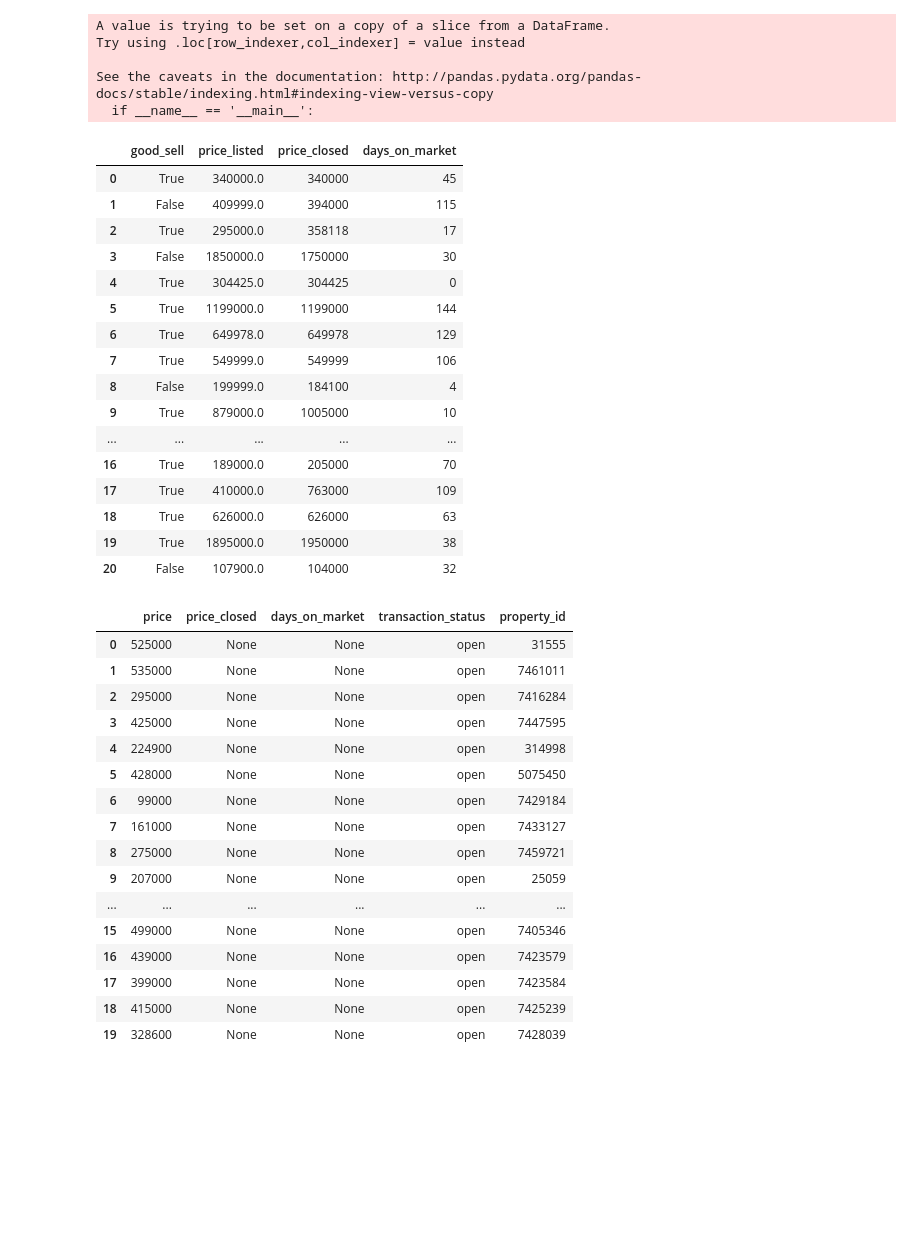
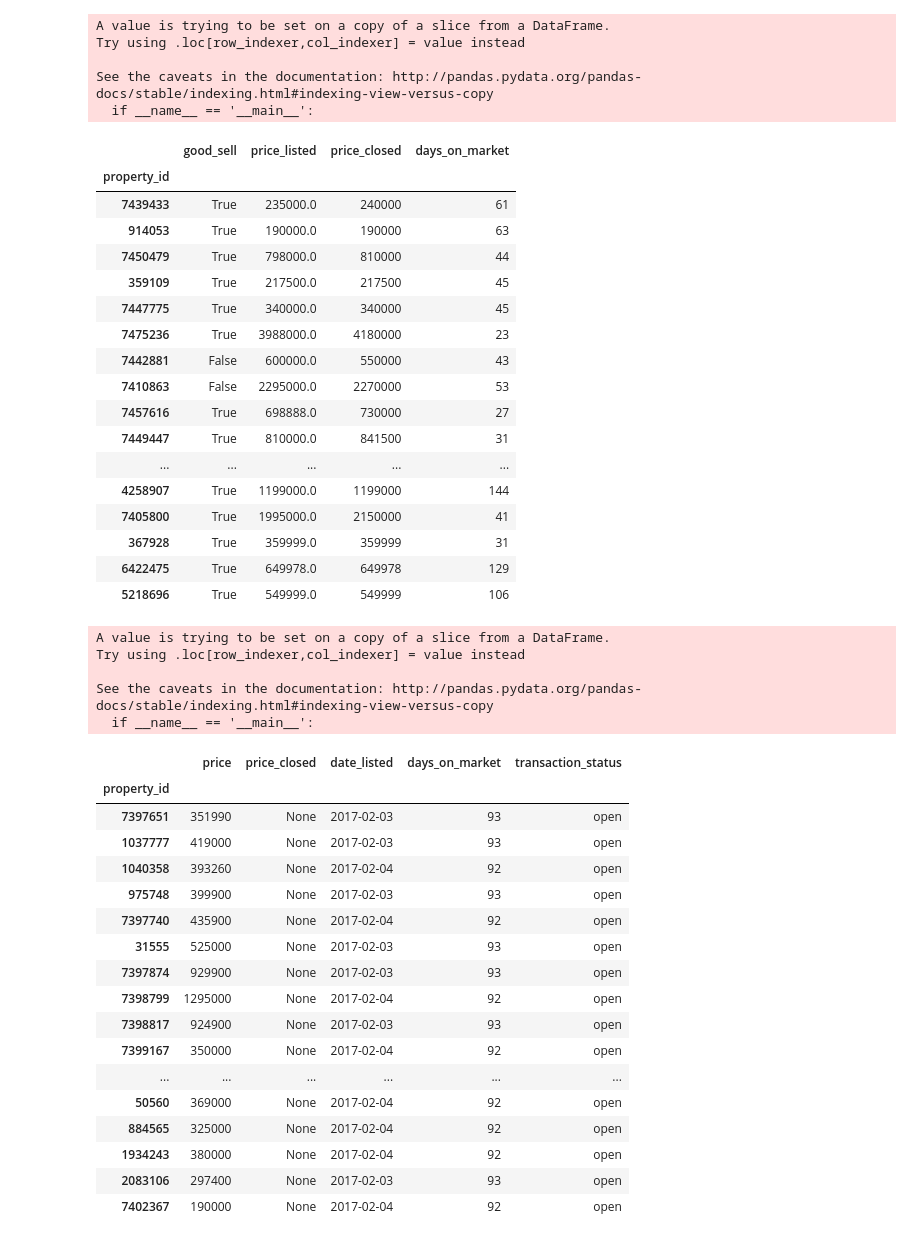
Before and after one commit to ivoytov/rentalnerd, a Jupyter notebook: scraper/predict_sale_above_list.ipynb, the cells around one changed output. Cells and saved outputs as stored; diff of their text form; code cells hidden in the pictures; blank space fills up the shorter version.

```diff
--- a/scraper/predict_sale_above_list.ipynb
+++ b/scraper/predict_sale_above_list.ipynb
@@ -194,9 +146,10 @@ query = %sql (\
     property_transaction_logs.price_closed > 0 AND \
     property_transaction_logs.price_listed > 0 AND \
     abnormal = false AND \
+    home_type = 'sfh' AND \
     transaction_type = 'sales' AND \
     transaction_status = 'closed' AND \
-    property_transaction_logs.date_closed < "2017-12-02 13:35:36" AND \
+    property_transaction_logs.date_closed < :today AND \
     property_transaction_logs.days_on_market < 150 \
     ORDER BY property_transaction_logs.date_closed DESC \
     LIMIT :limit )
@@ -219,6 +172,7 @@ query = %sql (\
     area_name_zipcodes on properties.zipcode = area_name_zipcodes.zipcode \
     where \
     date_listed > "2017-02-02" AND \
+    home_type = 'sfh' AND \
     is_latest = 1 AND \
     abnormal = false AND \
     transaction_type = 'sales' AND \
@@ -226,6 +180,5 @@ query = %sql (\
     area_name = 'PH' \
     LIMIT :limit )
 
-
 for_sale = query.DataFrame()
 # %% [output]
@@ -233,5 +186,7 @@ for_sale = query.DataFrame()
 # %%
 q = pd.concat([closed,for_sale])
+q.set_index('property_id', inplace=True)
+q.index.name = 'property_id'
 # %%
 print(q.columns)
 q = sanitize(q)
@@ -285,42 +241,51 @@ See the caveats in the documentation: http://pandas.pydata.org/pandas-docs/stabl
 sold[['good_sell','price_listed','price_closed','days_on_market']].head(20)
 # %% [output]
 |  | good_sell | price_listed | price_closed | days_on_market |
-| 0 | True | 340000.0 | 340000 | 45 |
-| 1 | False | 409999.0 | 394000 | 115 |
-| 2 | True | 295000.0 | 358118 | 17 |
-| 3 | False | 1850000.0 | 1750000 | 30 |
-| 4 | True | 304425.0 | 304425 | 0 |
-| 5 | True | 1199000.0 | 1199000 | 144 |
-| 6 | True | 649978.0 | 649978 | 129 |
-| 7 | True | 549999.0 | 549999 | 106 |
-| 8 | False | 199999.0 | 184100 | 4 |
-| 9 | True | 879000.0 | 1005000 | 10 |
+| property_id |  |  |  |  |
+| 7439433 | True | 235000.0 | 240000 | 61 |
+| 914053 | True | 190000.0 | 190000 | 63 |
+| 7450479 | True | 798000.0 | 810000 | 44 |
+| 359109 | True | 217500.0 | 217500 | 45 |
+| 7447775 | True | 340000.0 | 340000 | 45 |
+| 7475236 | True | 3988000.0 | 4180000 | 23 |
+| 7442881 | False | 600000.0 | 550000 | 43 |
+| 7410863 | False | 2295000.0 | 2270000 | 53 |
+| 7457616 | True | 698888.0 | 730000 | 27 |
+| 7449447 | True | 810000.0 | 841500 | 31 |
 | ... | ... | ... | ... | ... |
-| 16 | True | 189000.0 | 205000 | 70 |
-| 17 | True | 410000.0 | 763000 | 109 |
-| 18 | True | 626000.0 | 626000 | 63 |
-| 19 | True | 1895000.0 | 1950000 | 38 |
-| 20 | False | 107900.0 | 104000 | 32 |
+| 4258907 | True | 1199000.0 | 1199000 | 144 |
+| 7405800 | True | 1995000.0 | 2150000 | 41 |
+| 367928 | True | 359999.0 | 359999 | 31 |
+| 6422475 | True | 649978.0 | 649978 | 129 |
+| 5218696 | True | 549999.0 | 549999 | 106 |
 # %%
-for_sale[['price','price_closed','days_on_market','transaction_status','property_id']].head(20)
+for_sale['days_on_market'] = (today - for_sale.date_listed).apply(lambda x: x.days)
+
+for_sale[['price','price_closed','date_listed','days_on_market', 'transaction_status']].head(20)
 # %% [output]
+A value is trying to be set on a copy of a slice from a DataFrame.
+Try using .loc[row_indexer,col_indexer] = value instead
+
+See the caveats in the documentation: http://pandas.pydata.org/pandas-docs/stable/indexing.html#indexing-view-versus-copy
+  if __name__ == '__main__':
-|  | price | price_closed | days_on_market | transaction_status | property_id |
-| 0 | 525000 | None | None | open | 31555 |
-| 1 | 535000 | None | None | open | 7461011 |
-| 2 | 295000 | None | None | open | 7416284 |
-| 3 | 425000 | None | None | open | 7447595 |
-| 4 | 224900 | None | None | open | 314998 |
-| 5 | 428000 | None | None | open | 5075450 |
-| 6 | 99000 | None | None | open | 7429184 |
-| 7 | 161000 | None | None | open | 7433127 |
-| 8 | 275000 | None | None | open | 7459721 |
-| 9 | 207000 | None | None | open | 25059 |
+|  | price | price_closed | date_listed | days_on_market | transaction_status |
+| property_id |  |  |  |  |  |
+| 7397651 | 351990 | None | 2017-02-03 | 93 | open |
+| 1037777 | 419000 | None | 2017-02-03 | 93 | open |
+| 1040358 | 393260 | None | 2017-02-04 | 92 | open |
+| 975748 | 399900 | None | 2017-02-03 | 93 | open |
+| 7397740 | 435900 | None | 2017-02-04 | 92 | open |
+| 31555 | 525000 | None | 2017-02-03 | 93 | open |
+| 7397874 | 929900 | None | 2017-02-03 | 93 | open |
+| 7398799 | 1295000 | None | 2017-02-04 | 92 | open |
+| 7398817 | 924900 | None | 2017-02-03 | 93 | open |
+| 7399167 | 350000 | None | 2017-02-04 | 92 | open |
 | ... | ... | ... | ... | ... | ... |
-| 15 | 499000 | None | None | open | 7405346 |
-| 16 | 439000 | None | None | open | 7423579 |
-| 17 | 399000 | None | None | open | 7423584 |
-| 18 | 415000 | None | None | open | 7425239 |
-| 19 | 328600 | None | None | open | 7428039 |
+| 50560 | 369000 | None | 2017-02-04 | 92 | open |
+| 884565 | 325000 | None | 2017-02-04 | 92 | open |
+| 1934243 | 380000 | None | 2017-02-04 | 92 | open |
+| 2083106 | 297400 | None | 2017-02-03 | 93 | open |
+| 7402367 | 190000 | None | 2017-02-04 | 92 | open |
 # %%
 ind2remove = ['Unnamed: 0', 'address', 'area_name', 'date_listed', 'id', 'listed_diff_id', 'lookup_address',
               'origin_url', 'neighborhood', 'zipcode', 'luxurious', 'transaction_status', 'transaction_type',
```
Also changed, not shown: parts of 21 cells of this notebook, 9 other files.
